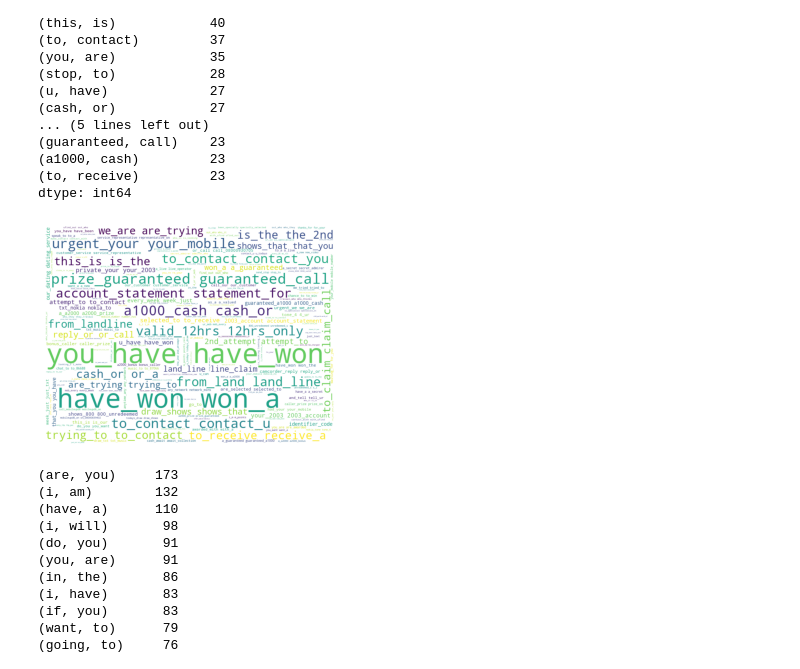
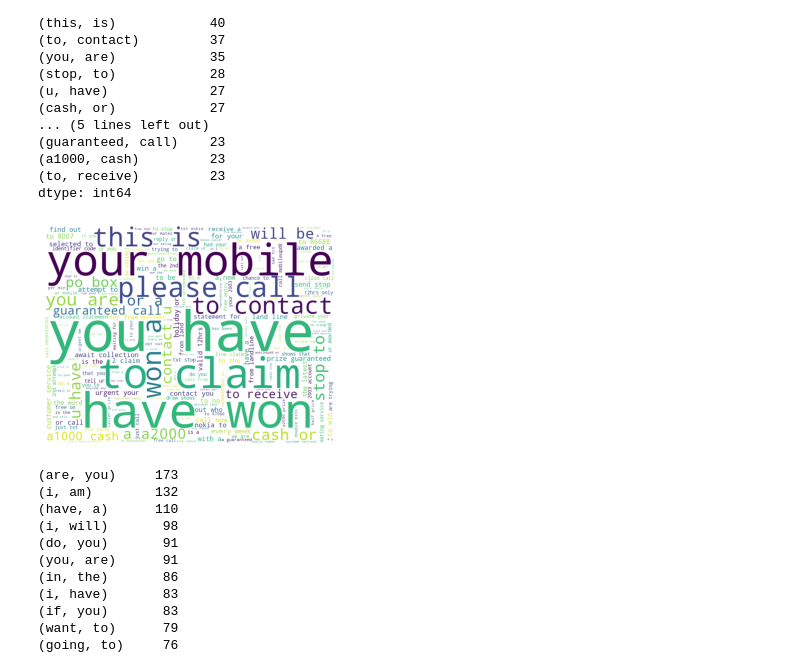
Before and after one commit to alegarcia-dev/natural-language-processing-exercises, a Jupyter notebook: explore.ipynb, the cells around one changed output. Drawn from its saved outputs; the diff is of its cells as text; code cells hidden in the pictures.

```diff
--- a/explore.ipynb
+++ b/explore.ipynb
@@ -78,18 +78,21 @@ spam_bigrams.value_counts().head(20)
 (a1000, cash)         23
 (to, receive)         23
 dtype: int64
+# %%
+# Create dictionary from spam_bigrams
+frequencies = {key[0] + ' ' + key[1] : value for key, value in spam_bigrams.value_counts().to_dict().items()}
 # %%
 # Create a wordcloud of the spam bigrams
 
 img = WordCloud(
     background_color = 'white',
     width = 800,
     height = 600
-).generate(' '.join(spam_bigrams.apply(lambda row: '_'.join(row))))
+).generate_from_frequencies(frequencies)
 plt.imshow(img)
 plt.axis('off');
 # %% [output]
-[figure, old version]
+[figure, new version]
 # %%
 # generate ham words bigrams
 ham_bigrams = pd.Series(nltk.bigrams(ham_words.split()))
```
Also changed, not shown: parts of 43 cells of this notebook.
